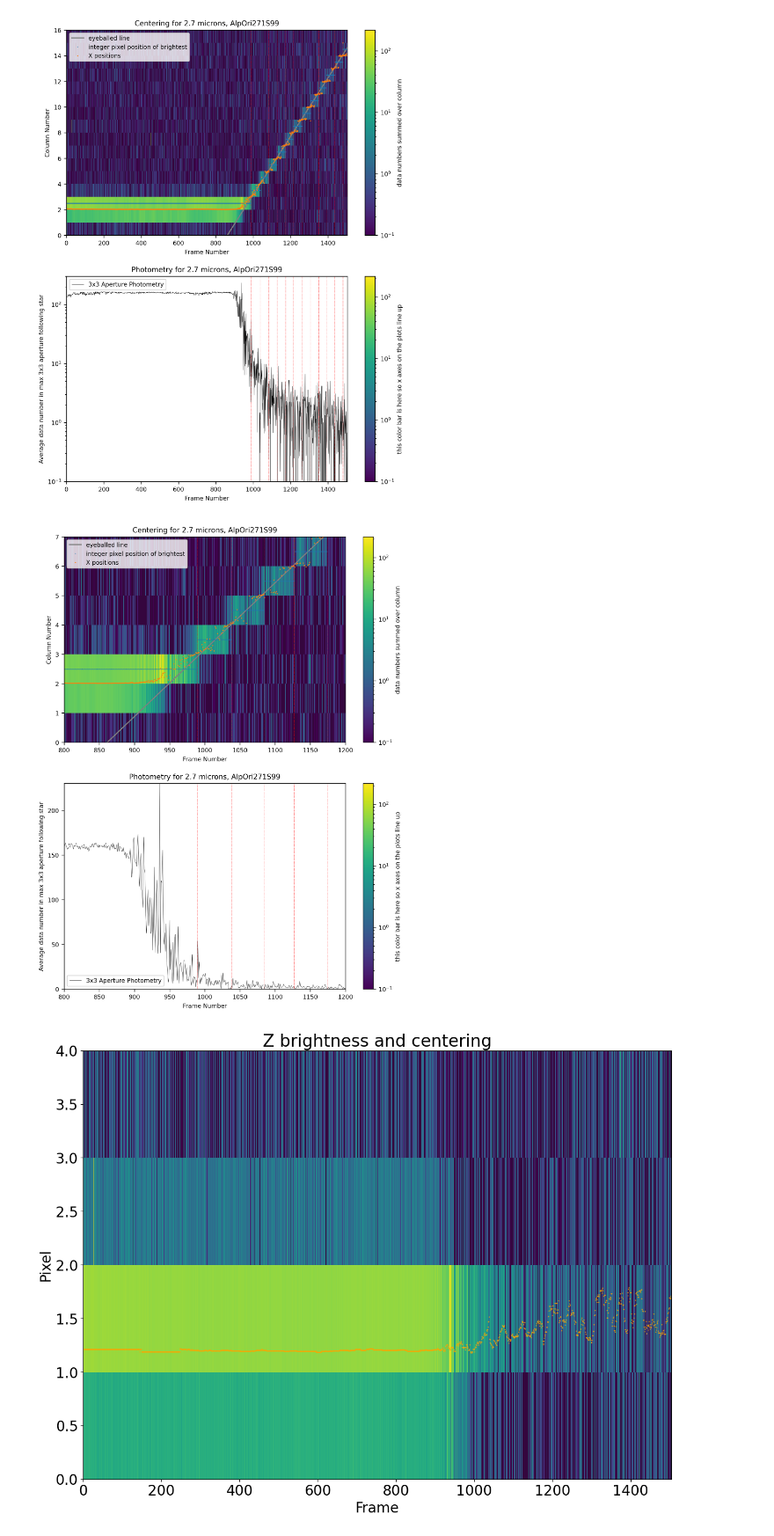
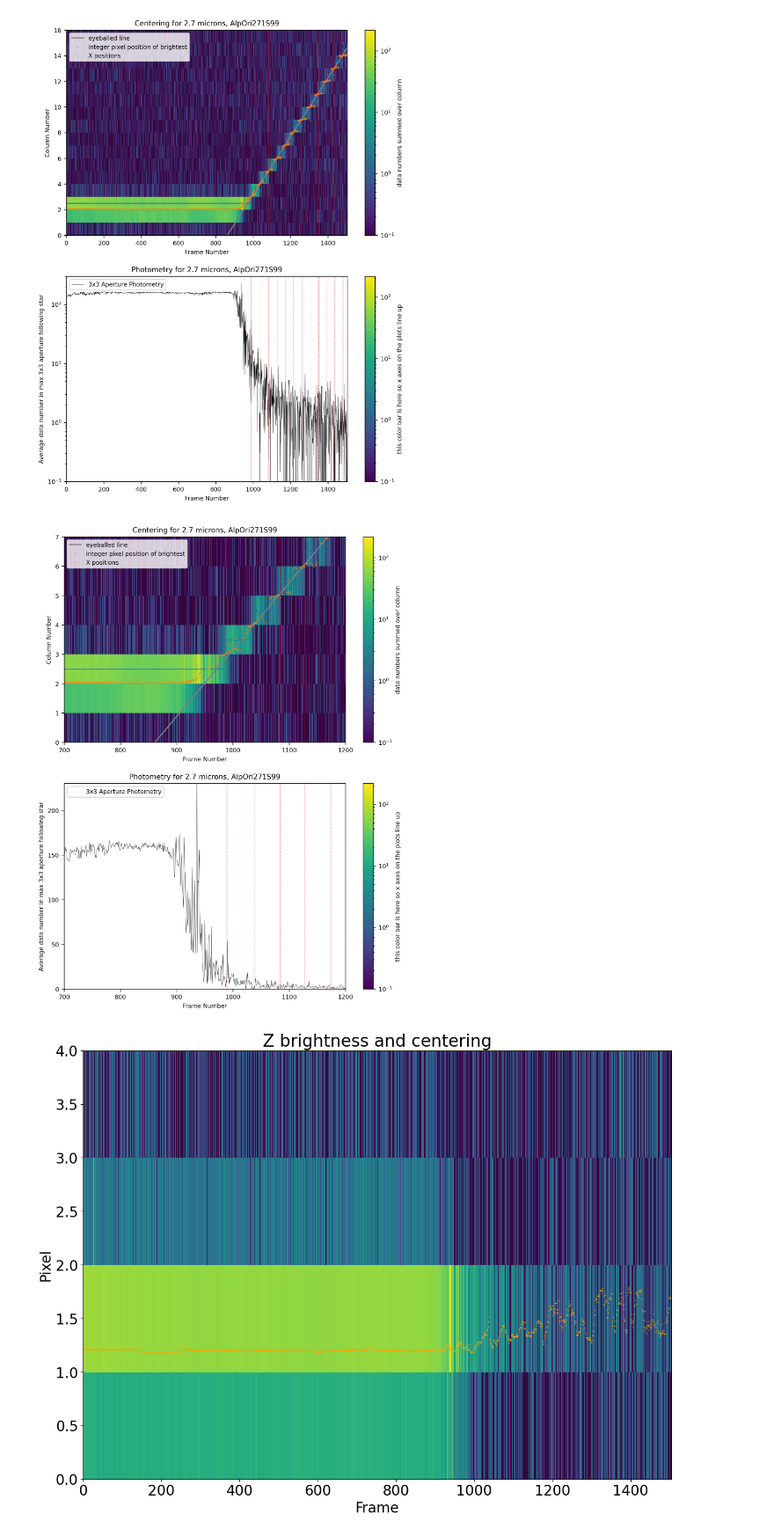
Before and after one commit to AnIndefiniteArticle/slapvisos, a Jupyter notebook: Untitled.ipynb, the cells around one changed output. Shown at 88% size. Cells and saved outputs as stored; diff of their text form; code cells hidden in the pictures.

```diff
--- a/Untitled.ipynb
+++ b/Untitled.ipynb
@@ -139,36 +139,36 @@ fig, axs = plt.subplots(figsize=(8.5,11), dpi=300, nrows=2, ncols=1)
 axs[0].plot(linex, liney, 'gray', label='eyeballed line')
 #axs[0].plot(Zbrights + Zcorr, '.', markersize=1, label='Z positions')
 axs[0].plot(Xbrights + 0.5, '.', markersize=0.5, label='integer pixel position of brightest')
 axs[0].plot(Xbrights + Xcorr, '.', markersize=1, label='X positions')
 axs[0].set_ylim(0,7)
-axs[0].set_xlim(zoomin,zoomax)
+axs[0].set_xlim(zoomin-100,zoomax)
 for i in range(len(Xtransitions)):
   axs[0].axvline(Xtransitions[i,0],0,15, color='red', linestyle='dashed', linewidth=0.3)
 axs[0].set_title("Centering for 2.7 microns, " + occname)
 axs[0].set_ylabel("Column Number")
 axs[0].set_xlabel("Frame Number")
 axs[0].legend()
 im = axs[0].imshow(smoothmono.sum(axis=1).transpose(), aspect="auto", norm="log", interpolation="none", vmin=0.1, origin="lower", extent=(0,smoothmono.shape[0],0,smoothmono.shape[2]))
 axs[0].set_facecolor('xkcd:dark purple')
 fig.colorbar(im, ax=axs[0], label="data numbers summed over column")
 
 axs[1].plot(realphotometry, 'k', linewidth=0.3, label='3x3 Aperture Photometry')
 for i in range(len(Xtransitions)):
   axs[1].axvline(Xtransitions[i,0],0,1, color='red', linestyle='dashed', linewidth=0.3)
 #axs[1].set_yscale("log")
-axs[1].set_xlim(zoomin,zoomax)
+axs[1].set_xlim(zoomin-100,zoomax)
 #axs[1].set_xlim(950,1000)
 axs[1].set_ylim(0,230)
 axs[1].set_title("Photometry for 2.7 microns, " + occname)
 axs[1].set_ylabel("Average data number in max 3x3 aperture following star")
 axs[1].set_xlabel("Frame Number")
 axs[1].legend()
 fig.colorbar(im, ax=axs[1], label="this color bar is here so x axes on the plots line up")
 
 
 fig.savefig(outdir + occname + "-linear-zoom.png")
 # %% [output]
-[figure, old version]
+[figure, new version]
 # %%
 plt.rcParams.update({'font.size': 20})
 fig,ax = plt.subplots(figsize=(15,11))
```
Also changed, not shown: 1 other file.
